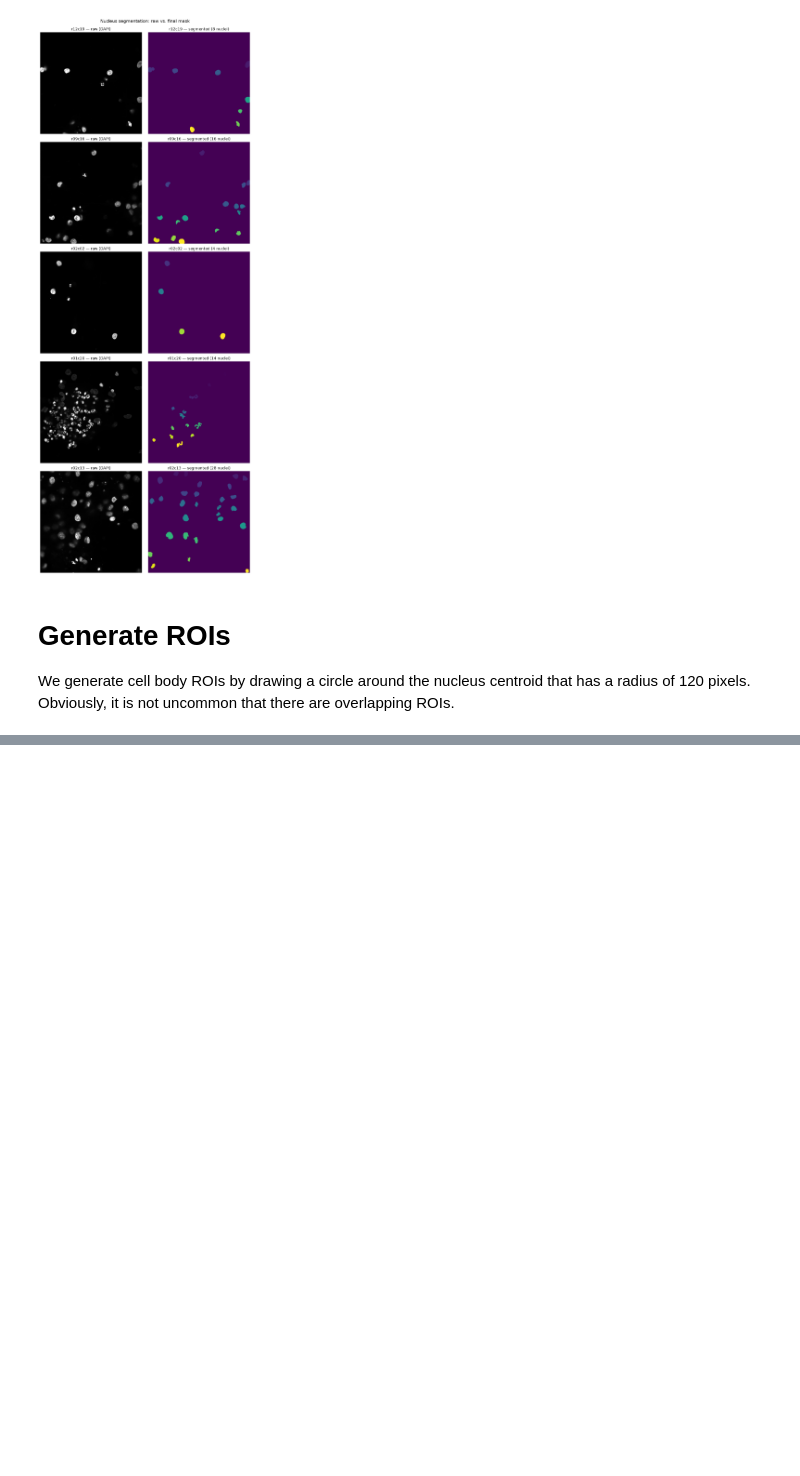
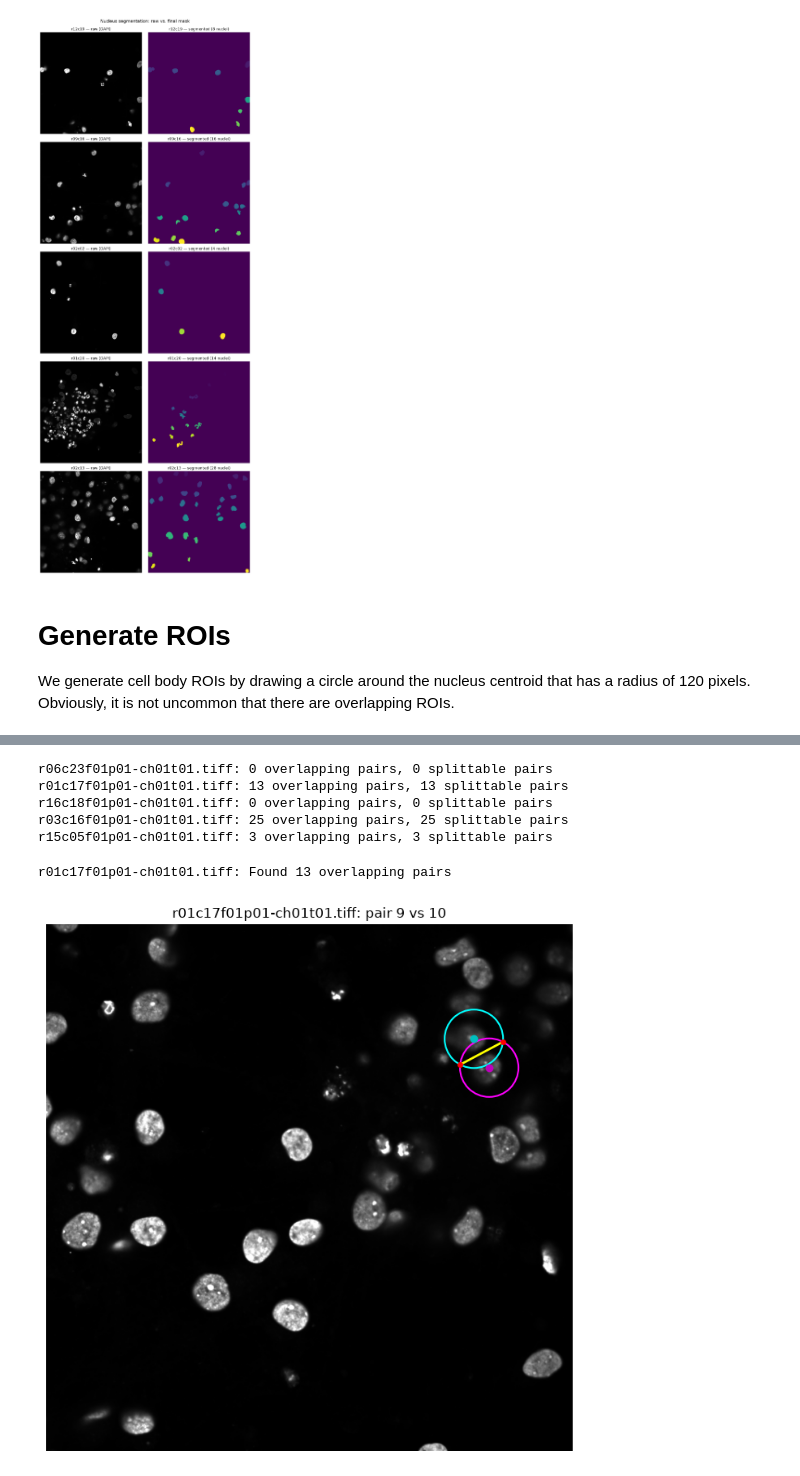
Before and after one commit to kelpschd/NucleusHack, a Jupyter notebook: NucleusHack_DJK.ipynb, the cells around one changed output, grey strips where cells are left out. Saved outputs shown, nothing was run; the diff lists cells and outputs as text; code cells hidden in the pictures; blank space fills up the shorter version.

```diff
--- a/NucleusHack_DJK.ipynb
+++ b/NucleusHack_DJK.ipynb
@@ -399,0 +565,47 @@ plt.show()
+# %%
+for fpath in sample:
+    nuc = tifffile.imread(fpath)
+    nuc_seg = segment_nucleus(nuc)
+
+    centroids_rc, overlapping, pairs, results = compute_pairwise_splits(
+        nuc_seg=nuc_seg,
+        radius=RADIUS,
+        dist_threshold=dist_threshold
+    )
+
+    print(f"{fpath.name}: {len(pairs)} overlapping pairs, {len(results)} splittable pairs")
+# %% [output]
+r06c23f01p01-ch01t01.tiff: 0 overlapping pairs, 0 splittable pairs
+r01c17f01p01-ch01t01.tiff: 13 overlapping pairs, 13 splittable pairs
+r16c18f01p01-ch01t01.tiff: 0 overlapping pairs, 0 splittable pairs
+r03c16f01p01-ch01t01.tiff: 25 overlapping pairs, 25 splittable pairs
+r15c05f01p01-ch01t01.tiff: 3 overlapping pairs, 3 splittable pairs
+# %%
+fpath = sample[1]
+
+nuc = tifffile.imread(fpath)
+nuc_seg = segment_nucleus(nuc)
+
+centroids_rc, overlapping, pairs, results = compute_pairwise_splits(
+    nuc_seg=nuc_seg,
+    radius=RADIUS,
+    dist_threshold=dist_threshold
+)
+
+print(f"{fpath.name}: Found {len(pairs)} overlapping pairs")
+
+if len(results) > 0:
+    r = results[0]
+    plot_pair_split(
+        nuc,
+        r["c1_xy"],
+        r["c2_xy"],
+        RADIUS,
+        r["intersections"],
+        title=f"{fpath.name}: pair {r['i']} vs {r['j']}"
+    )
+else:
+    print("No splittable pairs found")
+# %% [output]
+r01c17f01p01-ch01t01.tiff: Found 13 overlapping pairs
+[figure, added]
```
Also changed, not shown: parts of 4 cells of this notebook.
